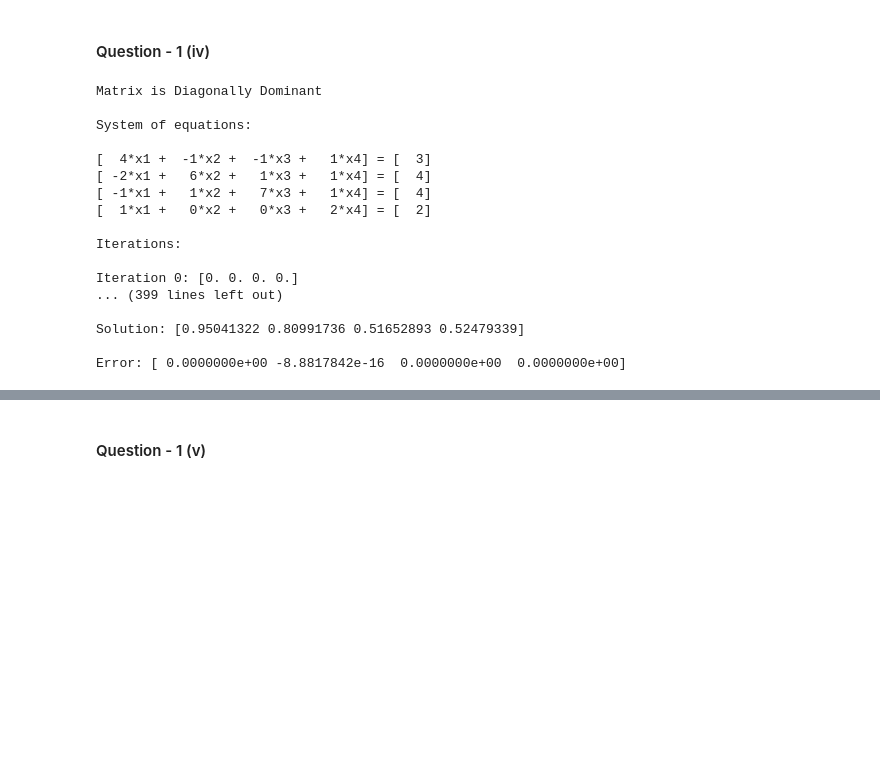
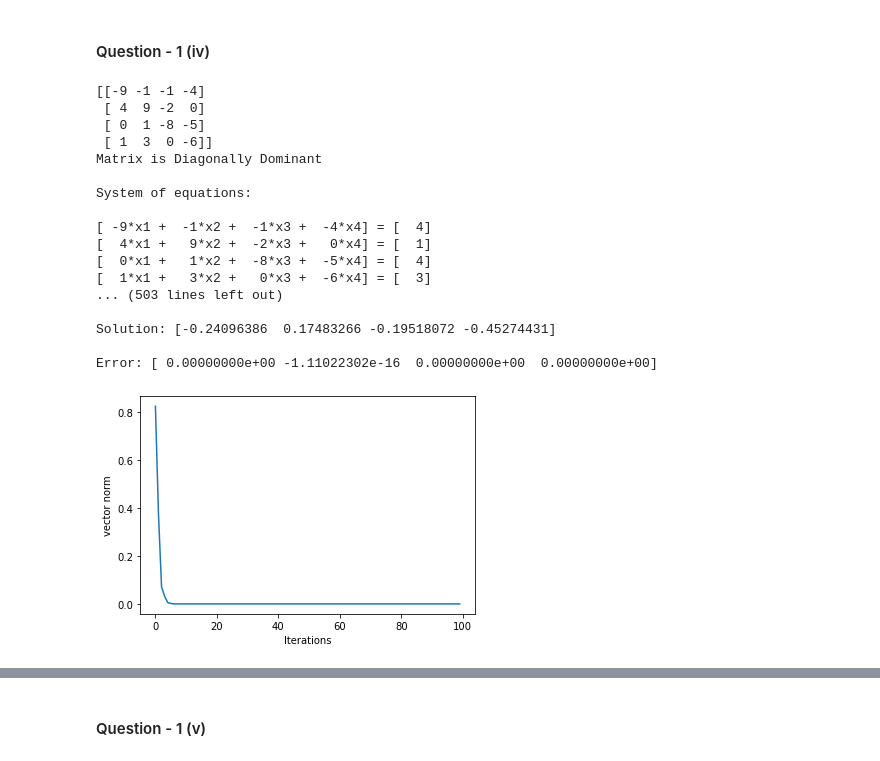
Before and after one commit to AadityaDeshpande/MFDS-Assignments, a Jupyter notebook: MFDS_v2.ipynb, the cells around one changed output, grey strips where cells are left out. Drawn from its saved outputs; the diff is of its cells as text; code cells hidden in the pictures; blank space fills up the shorter version.

```diff
--- a/MFDS_v2.ipynb
+++ b/MFDS_v2.ipynb
@@ -4,7 +5,8 @@ from numpy import linalg as LA
 # %% [markdown]
 #### Question - 1 (i)
 # %%
-def DiagDom(A):
+def DiagDom(A) -> None:
+    """Function that checks if the given matrix is diagonal dominant or not."""
     diag_coeff = np.diag(np.abs(A))
     row_sum = np.sum(np.abs(A), axis=1) - diag_coeff
     if np.all(diag_coeff > row_sum):
@@ -12,7 +14,9 @@ def DiagDom(A):
     else:
         print("\nNOT Diagonally Dominant")
     return
-A = np.random.randint(-10,10, size=(4, 4))
+
+
+A = np.random.randint(-10, 10, size=(4, 4))
 print(A)
 DiagDom(A)
 # %% [output]
@@ -25,8 +52,12 @@ NOT Diagonally Dominant
 # %% [markdown]
 #### Question - 1 (ii)
 # %%
-def gauss_seidal(A, b, n):
+def gauss_seidal(A, b, n) -> list:
+    """Implementation of Gauss seidal Algorithm"""
+    # this list will contain the np.linalg.norm(<difference arry>)
+    iterations_list = []
     print("System of equations:\n")
+    # iterating over the rows
     for i in range(A.shape[0]):
         row = ["{0:3g}*x{1}".format(A[i, j], j + 1) for j in range(A.shape[1])]
         print("[{0}] = [{1:3g}]".format(" + ".join(row), b[i]))
@@ -34,22 +65,28 @@ def gauss_seidal(A, b, n):
 
     print("\nIterations:\n")
 
+    # Perform n number of iterations
     for it_count in range(0, n):
         x_new = np.zeros_like(x)
         print("Iteration {0}: {1}".format(it_count, x))
-        print("1 Norm",np.linalg.norm(x, ord=1))
-        print("Inf Norm: ",LA.norm(x, np.inf))
-        print("Frobenius Norm",np.linalg.norm(x, ord=2))
+        print("1 Norm", np.linalg.norm(x, ord=1))
+        print("Inf Norm: ", LA.norm(x, np.inf))
+        print("Frobenius Norm", np.linalg.norm(x, ord=2))
+        print("*" * 50)
 
         for i in range(A.shape[0]):
+            # using new values directly in x_new
             s1 = np.dot(A[i, :i], x_new[:i])
-            s2 = np.dot(A[i, i + 1:], x[i + 1:])
+            s2 = np.dot(A[i, i + 1 :], x[i + 1 :])
             x_new[i] = (b[i] - s1 - s2) / A[i, i]
             if np.allclose(x, x_new, rtol=1e-8):
                 break
+        diff_matrix = x_new - x
+        iterations_list.append(np.linalg.norm(diff_matrix))
         x = x_new
 
     print("\nSolution: {0}".format(x))
     error = np.dot(A, x) - b
     print("\nError: {0}".format(error))
+    return iterations_list
 # %%
@@ -139,32 +180,41 @@ Error: [18402.88888889 21529.06481481 13645.73148148 39972.75925926]
 # %%
 def DiagDom(A):
     diag_coeff = np.diag(np.abs(A))
     row_sum = np.sum(np.abs(A), axis=1) - diag_coeff
     if np.all(diag_coeff > row_sum):
         print("Matrix is Diagonally Dominant\n")
     else:
         print("NOT Diagonally Dominant\n")
     return
+
+
 n = 100
-A = np.array([[4., -1., -1., 1.],[-2.,6.,1.,1.],[-1.,1.,7.,1.], [1.,0.,0.,2.]]) # Making A as static so that it becomes diagonally dominant
-b = np.round(np.random.uniform(1, 5, 4), 0) # B can be randomly initialised
+A = generate_Diag_Dominant_matrix()
+b = np.round(np.random.uniform(1, 5, 4), 0)  # B can be randomly initialised
 DiagDom(A)
-gauss_seidal(A,b,n)
+iteration_list = gauss_seidal(A, b, n)
+# print(iteration_list)
+
+plt.plot(iteration_list)
+plt.xlabel("Iterations")
+plt.ylabel("vector norm")
+plt.show()
 # %% [output]
+[[-9 -1 -1 -4]
+ [ 4  9 -2  0]
+ [ 0  1 -8 -5]
+ [ 1  3  0 -6]]
 Matrix is Diagonally Dominant
 
 System of equations:
 
-[  4*x1 +  -1*x2 +  -1*x3 +   1*x4] = [  3]
-[ -2*x1 +   6*x2 +   1*x3 +   1*x4] = [  4]
-[ -1*x1 +   1*x2 +   7*x3 +   1*x4] = [  4]
-[  1*x1 +   0*x2 +   0*x3 +   2*x4] = [  2]
+[ -9*x1 +  -1*x2 +  -1*x3 +  -4*x4] = [  4]
+[  4*x1 +   9*x2 +  -2*x3 +   0*x4] = [  1]
+[  0*x1 +   1*x2 +  -8*x3 +  -5*x4] = [  4]
+[  1*x1 +   3*x2 +   0*x3 +  -6*x4] = [  3]
+... (503 lines left out)
 
-Iterations:
+Solution: [-0.24096386  0.17483266 -0.19518072 -0.45274431]
 
-Iteration 0: [0. 0. 0. 0.]
-... (399 lines left out)
-
-Solution: [0.95041322 0.80991736 0.51652893 0.52479339]
-
-Error: [ 0.0000000e+00 -8.8817842e-16  0.0000000e+00  0.0000000e+00]
+Error: [ 0.00000000e+00 -1.11022302e-16  0.00000000e+00  0.00000000e+00]
+[figure, added]
```
Also changed, not shown: parts of 12 cells of this notebook, 1 other file.
